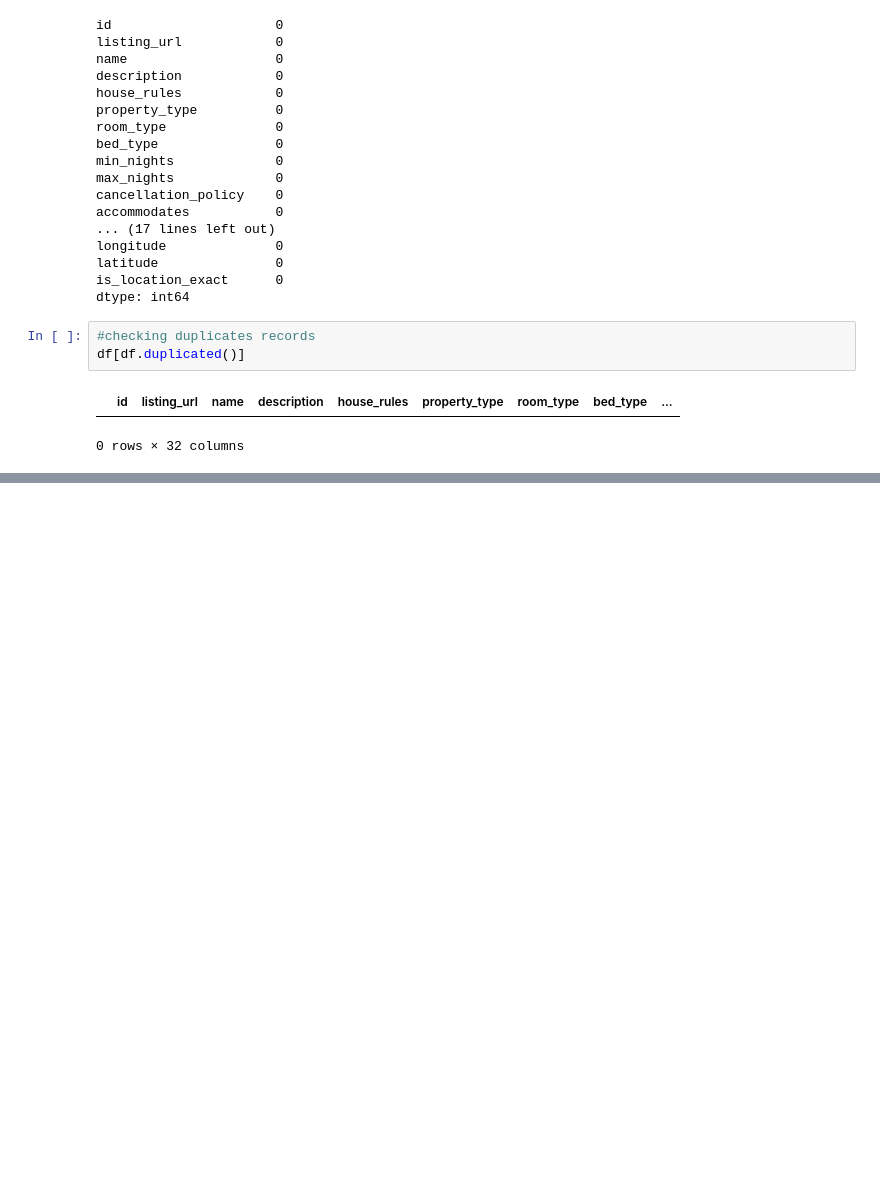
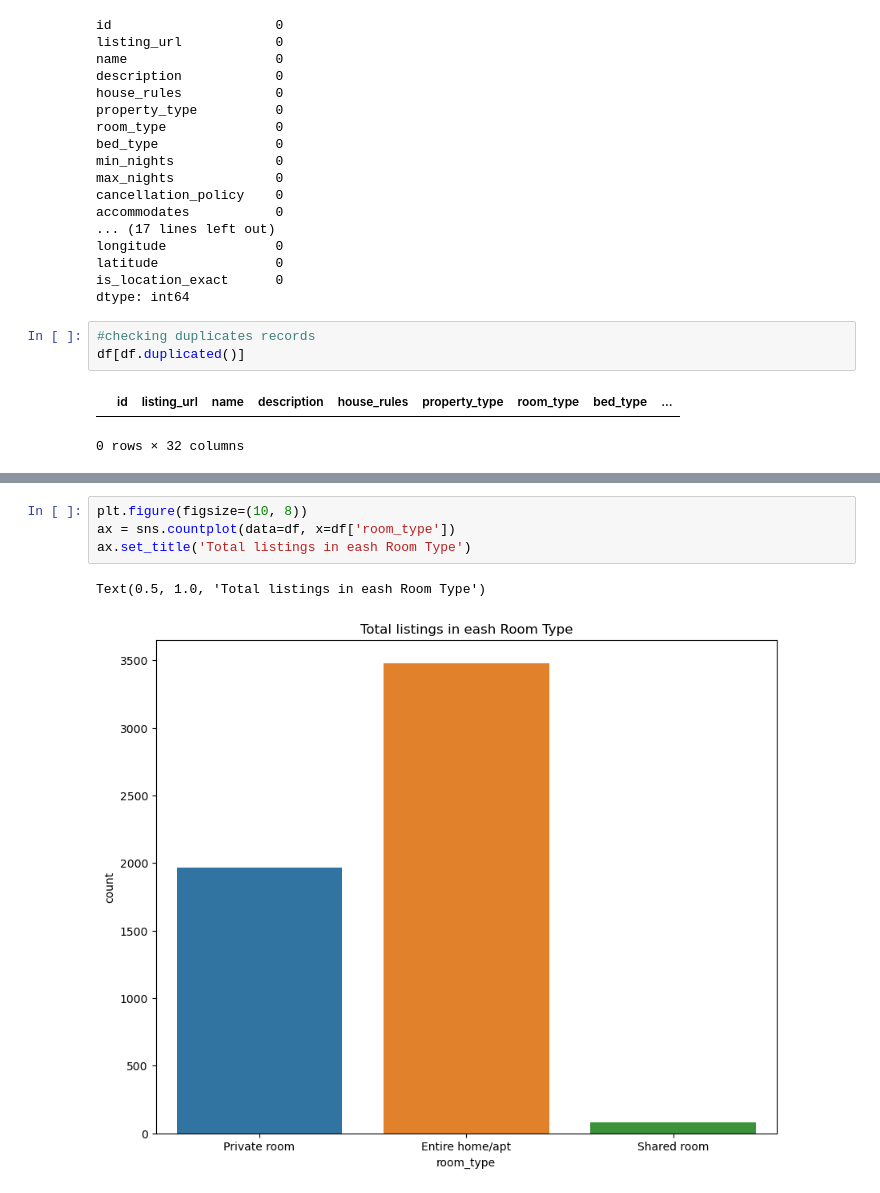
Before and after one commit to vishwasbasotra/Airbnb-Analysis, a Jupyter notebook: airbnb analysis.ipynb, the cells around one changed output, grey strips where cells are left out. Cells and saved outputs as stored; diff of their text form; blank space fills up the shorter version.

```diff
--- a/airbnb analysis.ipynb
+++ b/airbnb analysis.ipynb
@@ -183,0 +194,7 @@ Text(0.5, 1.0, 'Top 10 Property Types available')
+# %%
+plt.figure(figsize=(10, 8))
+ax = sns.countplot(data=df, x=df['room_type'])
+ax.set_title('Total listings in eash Room Type')
+# %% [output]
+Text(0.5, 1.0, 'Total listings in eash Room Type')
+[figure, added]
```
Also changed, not shown: parts of 13 cells of this notebook, 5 other files.
